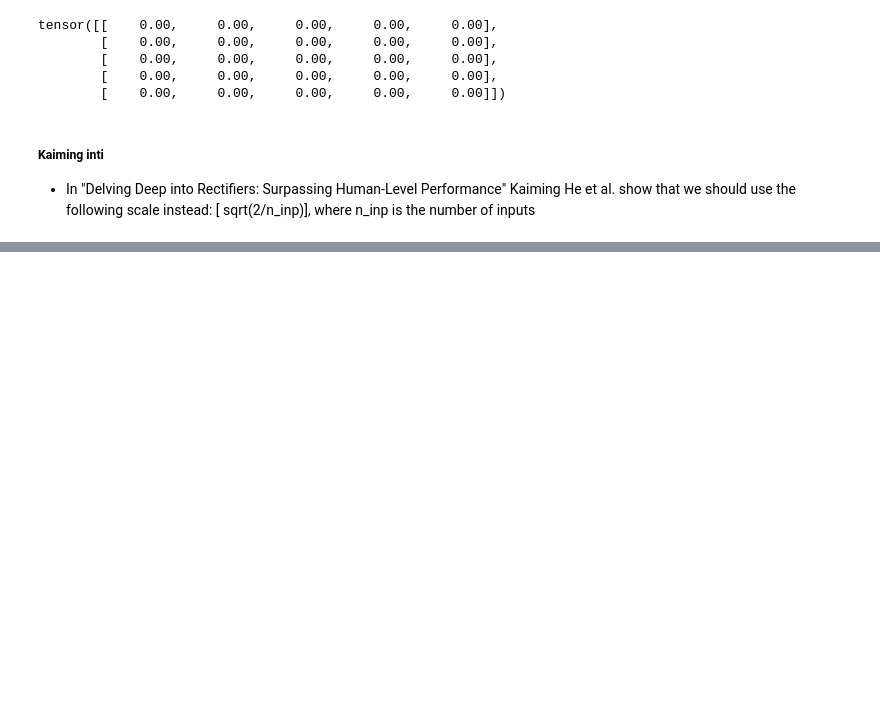
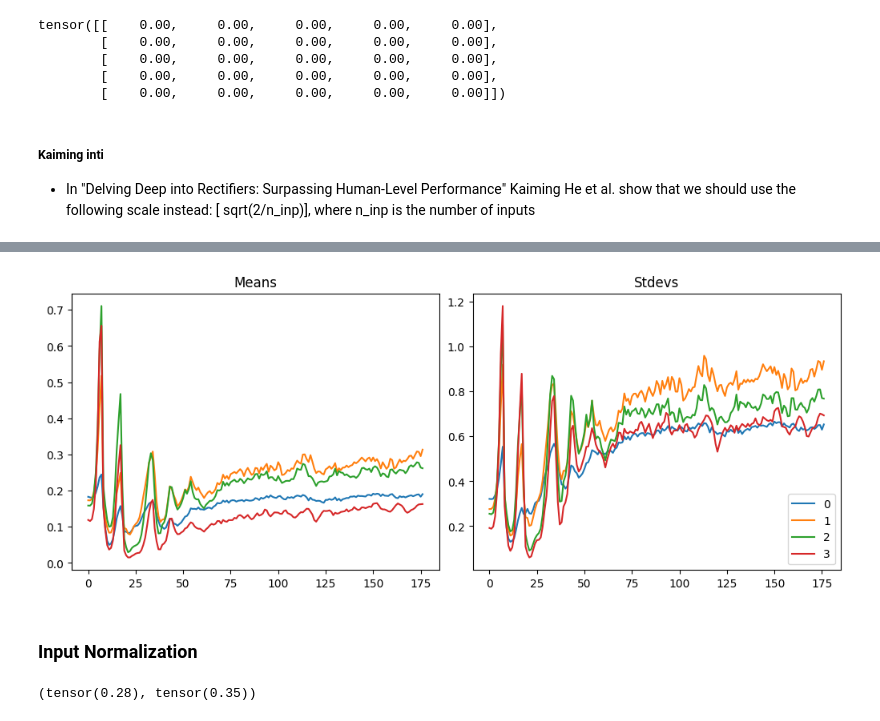
Before and after one commit to mtm-007/Deep-Learing-from-the-foundation-and-GEN_AI, a Jupyter notebook: initializing.ipynb, the cells around one changed output, grey strips where cells are left out. Drawn from its saved outputs; the diff is of its cells as text; code cells hidden in the pictures; blank space fills up the shorter version.

```diff
--- a/initializing.ipynb
+++ b/initializing.ipynb
@@ -280,0 +357,11 @@ tensor([[0.00, 1.03, 0.00, 0.00, 0.79],
+# %%
+astats.plot_stats()
+# %% [output]
+[figure, added]
+# %% [markdown]
+### Input Normalization
+# %%
+xmeans,xstd = xb.mean(),xb.std()
+xmeans,xstd
+# %% [output]
+(tensor(0.28), tensor(0.35))
```
Also changed, not shown: parts of 27 cells of this notebook.
